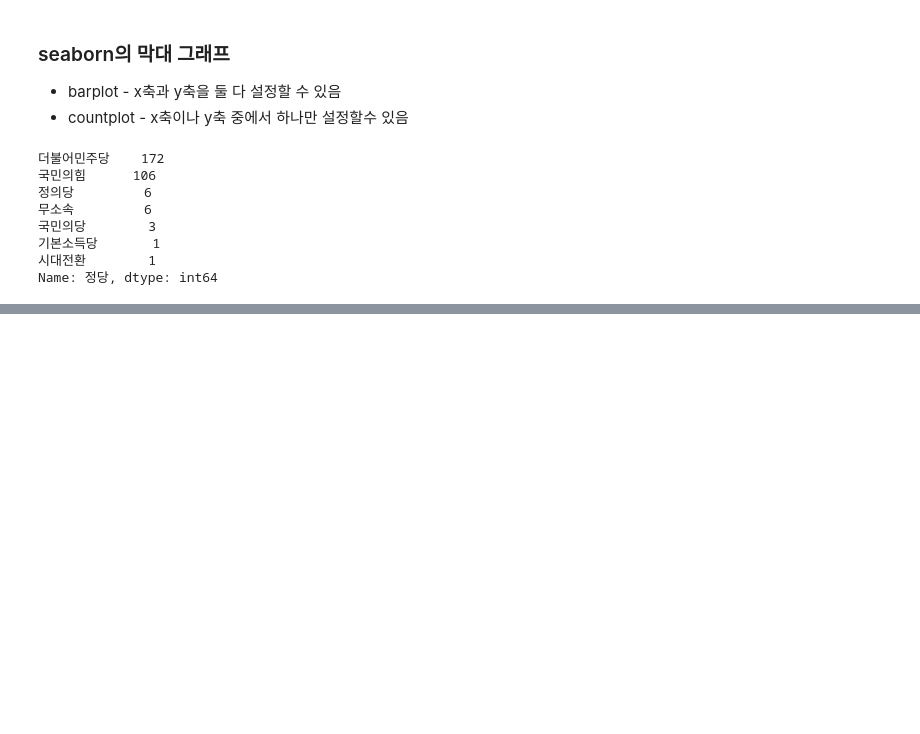
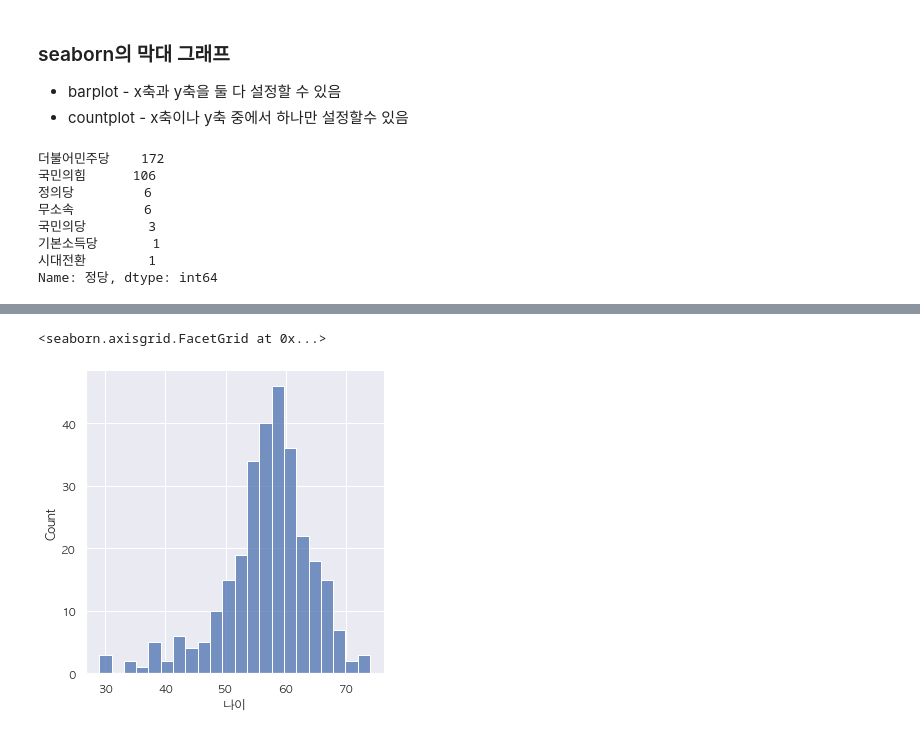
Before and after one commit to JongHwaShin/webscraping, a Jupyter notebook: 09국회의원현황.ipynb, the cells around one changed output, grey strips where cells are left out. Drawn from its saved outputs; the diff is of its cells as text; code cells hidden in the pictures; blank space fills up the shorter version.

```diff
--- a/09국회의원현황.ipynb
+++ b/09국회의원현황.ipynb
@@ -402,0 +413,10 @@ Name: 당선횟수2, dtype: object
+# %%
+## seaborn 의 distplot() (히스토그램) 그림
+# 나이 값의 분포를 확인하기
+
+
+figure.set_size_inches(18,12)
+sns.displot(members_df['나이'],ax = axes1)
+# %% [output]
+<seaborn.axisgrid.FacetGrid at 0x...>
+[figure, added]
```
Also changed, not shown: parts of 23 cells of this notebook, 1 other file.
